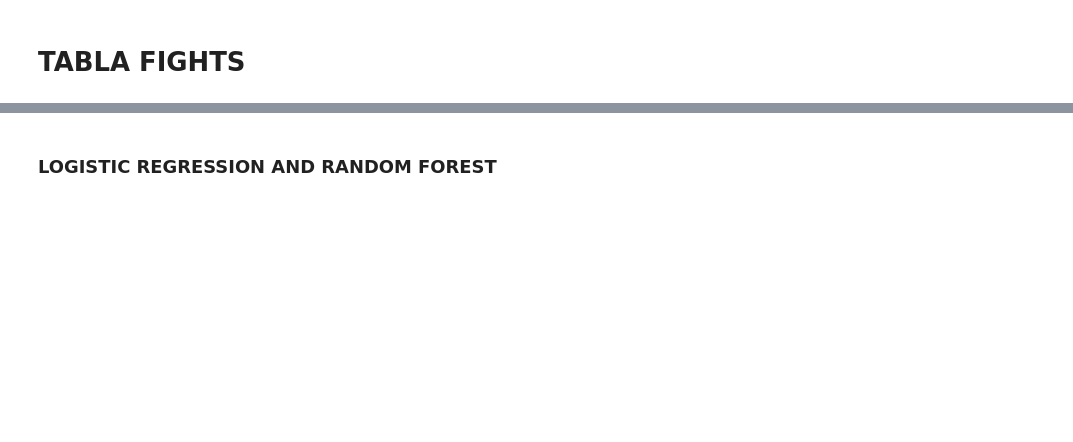
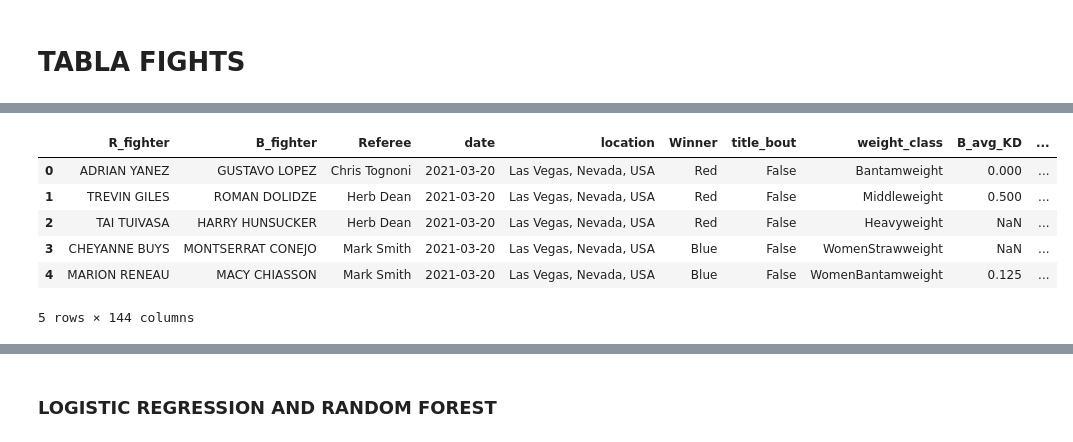
Before and after one commit to trabalong/Savage_Project, a Jupyter notebook: notebooks/Untitled.ipynb, the cells around one changed output, grey strips where cells are left out. Saved outputs shown, nothing was run; the diff lists cells and outputs as text; code cells hidden in the pictures; blank space fills up the shorter version.

```diff
--- a/notebooks/Untitled.ipynb
+++ b/notebooks/Untitled.ipynb
@@ -89,13 +97,16 @@ data.head()
-# %%
-# Las reglas oficiales de la UFC no entraron hasta el año 2001, así que solo cogemos combates por encima del año 2002
-data = data[data.date>'2002-01-01']
-# B_draw y R_draw son columnas con todos los valores 0
-data = data.drop(['B_draw','R_draw'], axis=1)
-# Eliminamos DRAW en Winner para ir probando
-data = data[data.Winner!='Draw']
-# Eliminamos la columna LOCATION
-data = data.drop('location', axis=1)
 # %%
 set_names_upper(data)
 
-data.head()
+fix_columns(data)
+
+set_nan_columns(data)
+
+data
+# %% [output]
+|  | R_fighter | B_fighter | Referee | date | location | Winner | title_bout | weight_class | B_avg_KD | ... |
+| 0 | ADRIAN YANEZ | GUSTAVO LOPEZ | Chris Tognoni | 2021-03-20 | Las Vegas, Nevada, USA | Red | False | Bantamweight | 0.000 | ... |
+| 1 | TREVIN GILES | ROMAN DOLIDZE | Herb Dean | 2021-03-20 | Las Vegas, Nevada, USA | Red | False | Middleweight | 0.500 | ... |
+| 2 | TAI TUIVASA | HARRY HUNSUCKER | Herb Dean | 2021-03-20 | Las Vegas, Nevada, USA | Red | False | Heavyweight | NaN | ... |
+| 3 | CHEYANNE BUYS | MONTSERRAT CONEJO | Mark Smith | 2021-03-20 | Las Vegas, Nevada, USA | Blue | False | WomenStrawweight | NaN | ... |
+| 4 | MARION RENEAU | MACY CHIASSON | Mark Smith | 2021-03-20 | Las Vegas, Nevada, USA | Blue | False | WomenBantamweight | 0.125 | ... |
+5 rows × 144 columns
```
Also changed, not shown: parts of 44 cells of this notebook, 3 other files.
